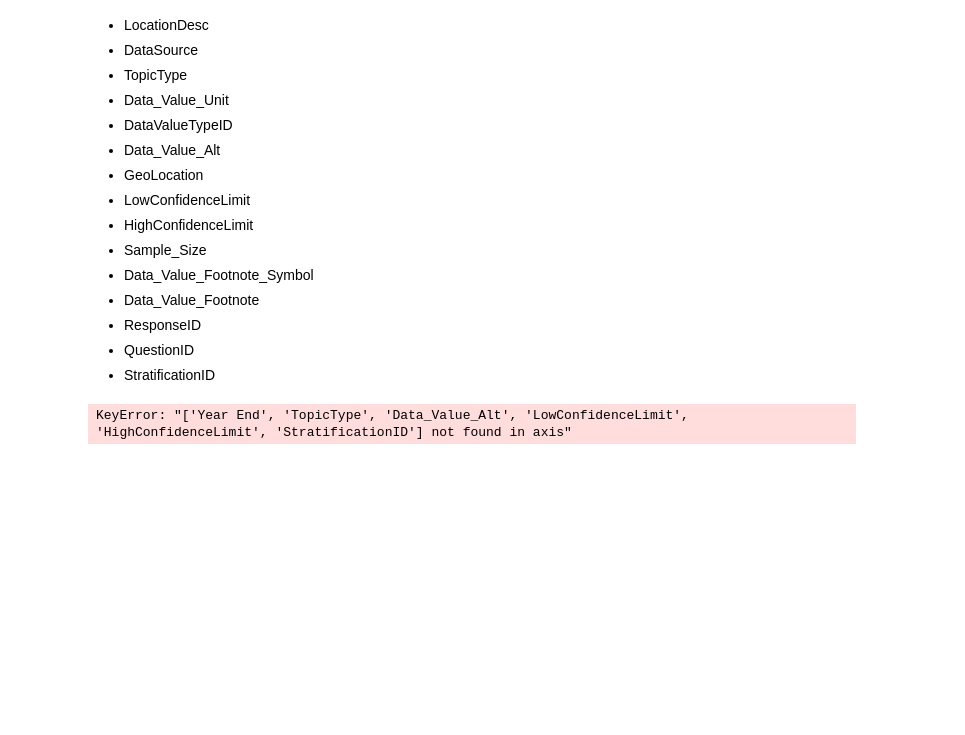
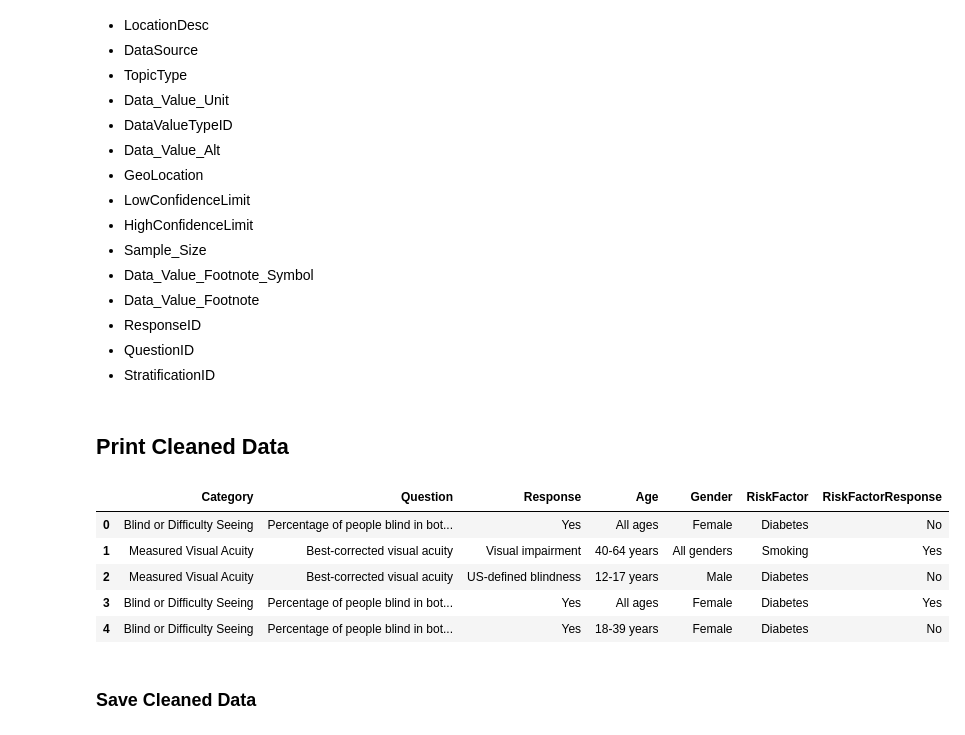
Before and after one commit to byQuexo/DataScienceHealthcareSOL, a Jupyter notebook: main.ipynb, the cells around one changed output. Saved outputs shown, nothing was run; the diff lists cells and outputs as text; code cells hidden in the pictures; blank space fills up the shorter version.

```diff
--- a/main.ipynb
+++ b/main.ipynb
@@ -127,9 +131,24 @@ df.duplicated().sum()
 - StratificationID
 # %%
 df.drop(columns=['YearStart', 'YearEnd', 'LocationDesc', 'DataSource', 'Topic',
-                 'Data_Value_Unit', 'DataValueTypeID', 'Data_Value_Alt', 'GeoLocation',
-                 'LowConfidenceLimit', 'HighConfidenceLimit', 'Sample_Size',
+                 'Data_Value_Unit', 'DataValueTypeID', 'Data_Value_Type', 'GeoLocation',
+                 'Low_Confidence_limit', 'High_Confidence_Limit', 'Sample_Size',
                  'Data_Value_Footnote_Symbol', 'Data_Value_Footnote', 'ResponseID',
-                 'QuestionID', 'StratificationID'], inplace=True)
+                 'QuestionID', 'LocationAbbr', 'Numerator', 'LocationID', 'RiskFactorID', 'RiskFactorResponseID',  'Geographic Level',
+                 'Data_Value','TopicID','CategoryID','AgeID','GenderID', 'RaceEthnicityID', 'RaceEthnicity'
+                 ], inplace=True)
+
+# Remove Data that has not the Question "Percentage of people blind in both eyes", "Percentage of people with visual impairment", "Percentage of people with normal vision"
-# %% [output]
-KeyError: "['Year End', 'TopicType', 'Data_Value_Alt', 'LowConfidenceLimit', 'HighConfidenceLimit', 'StratificationID'] not found in axis"
+# %% [markdown]
+## Print Cleaned Data
+# %%
+df.head()
+# %% [output]
+|  | Category | Question | Response | Age | Gender | RiskFactor | RiskFactorResponse |
+| 0 | Blind or Difficulty Seeing | Percentage of people blind in bot... | Yes | All ages | Female | Diabetes | No |
+| 1 | Measured Visual Acuity | Best-corrected visual acuity | Visual impairment | 40-64 years | All genders | Smoking | Yes |
+| 2 | Measured Visual Acuity | Best-corrected visual acuity | US-defined blindness | 12-17 years | Male | Diabetes | No |
+| 3 | Blind or Difficulty Seeing | Percentage of people blind in bot... | Yes | All ages | Female | Diabetes | Yes |
+| 4 | Blind or Difficulty Seeing | Percentage of people blind in bot... | Yes | 18-39 years | Female | Diabetes | No |
+# %% [markdown]
+### Save Cleaned Data
```
Also changed, not shown: parts of 12 cells of this notebook, 1 other file.
